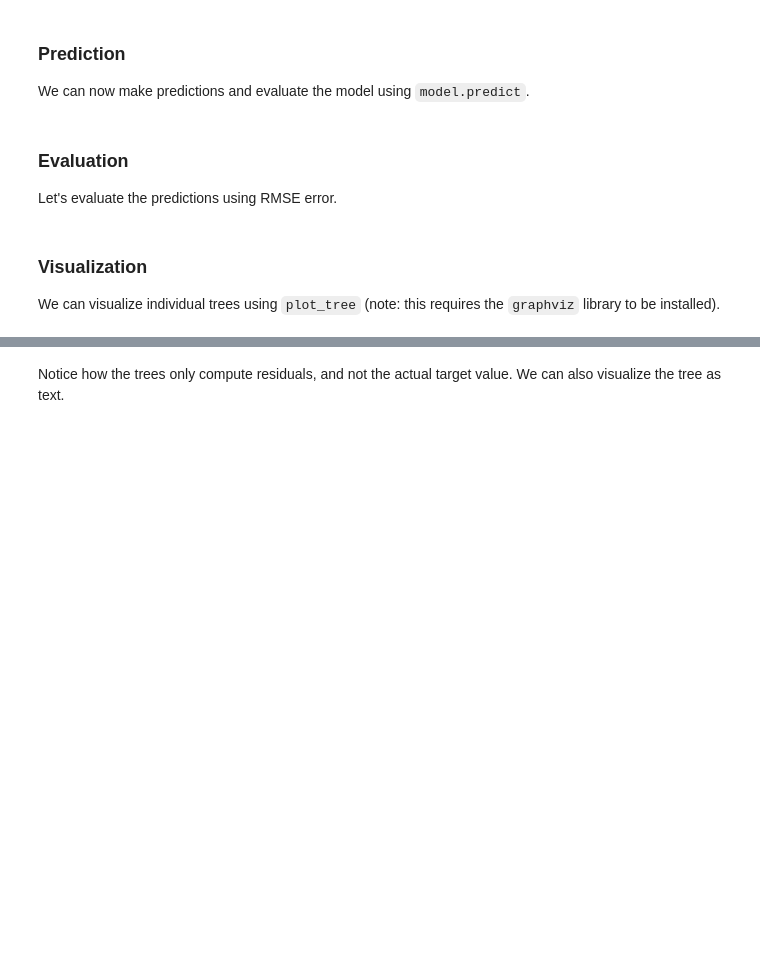
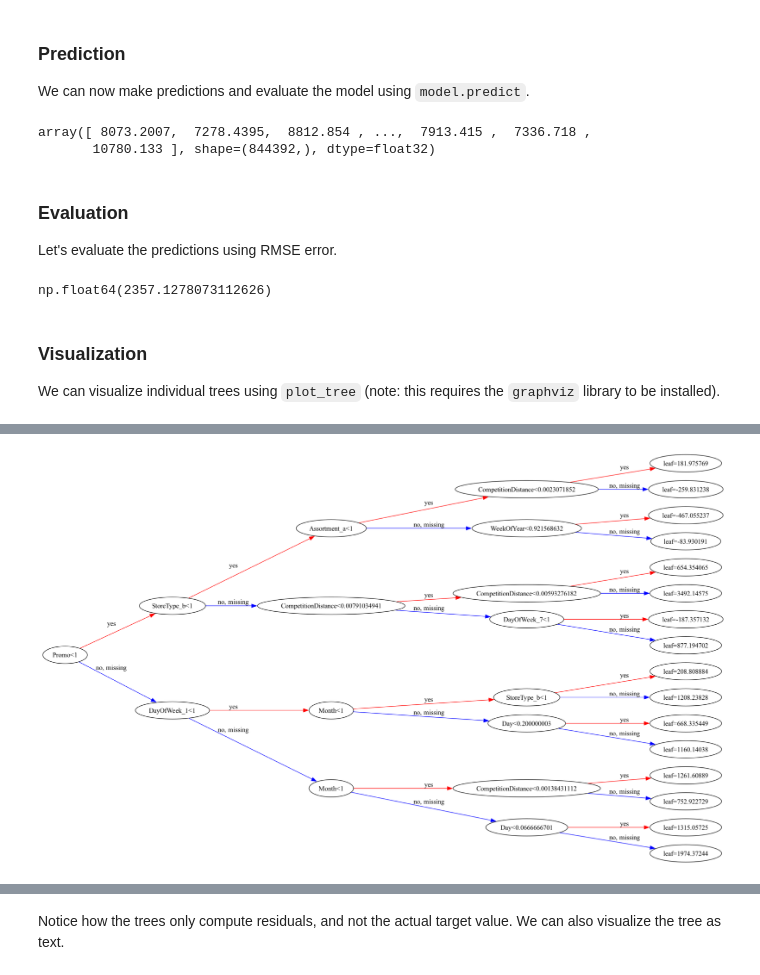
Before and after one commit to jasurme/Rossman-store-sales-analysis-and-prediction, a Jupyter notebook: rossman_store_notebook.ipynb, the cells around one changed output, grey strips where cells are left out. Cells and saved outputs as stored; diff of their text form; code cells hidden in the pictures; blank space fills up the shorter version.

```diff
--- a/rossman_store_notebook.ipynb
+++ b/rossman_store_notebook.ipynb
@@ -165,6 +346,9 @@ numeric_cols = ['Store', 'Promo', 'SchoolHoliday' ,'Promo2',
              'CompetitionDistance','CompetitionOpen',
               'Day', 'Month', 'Year', 'WeekOfYear', 'Promo2Open', 'IsPromo2Month']
 categorical_cols = ['DayOfWeek', 'StateHoliday', 'StoreType', 'Assortment']
+for col in categorical_cols:
+    inputs[col] = inputs[col].astype(str)
+    test_inputs[col] = test_inputs[col].astype(str)
 # %% [markdown]
 ### Impute missing numerical data
 # %%
@@ -275,6 +507,9 @@ We can now make predictions and evaluate the model using `model.predict`.
 preds = model.predict(X)
 # %%
 preds
+# %% [output]
+array([ 8073.2007,  7278.4395,  8812.854 , ...,  7913.415 ,  7336.718 ,
+       10780.133 ], shape=(844392,), dtype=float32)
 # %% [markdown]
 ### Evaluation
 
@@ -293,6 +528,8 @@ def rmse(a, b):
         return np.sqrt(mean_squared_error(a, b))
 
 rmse(preds, targets)
+# %% [output]
+np.float64(2357.1278073112626)
 # %% [markdown]
 ### Visualization
 
@@ -305,4 +542,12 @@ from matplotlib.pylab import rcParams
 
 rcParams['figure.figsize'] = 30,30
 # %%
-plot_tree(model, rankdir='LR')
+
+import os
+
+# Check if 'dot' is available
+if not any(os.access(os.path.join(path, 'dot'), os.X_OK) for path in os.environ["PATH"].split(os.pathsep)):
+	print("Warning: 'dot' executable not found. Please ensure Graphviz is installed and on your PATH.")
+else:
+	plot_tree(model, rankdir='LR')
+# %% [output]
@@ -309,2 +556,3 @@ plot_tree(model, rankdir='LR')
+[figure, added]
 # %%
 plot_tree(model, rankdir='LR', num_trees=1);
```
Also changed, not shown: parts of 79 cells of this notebook, 1 other file.
